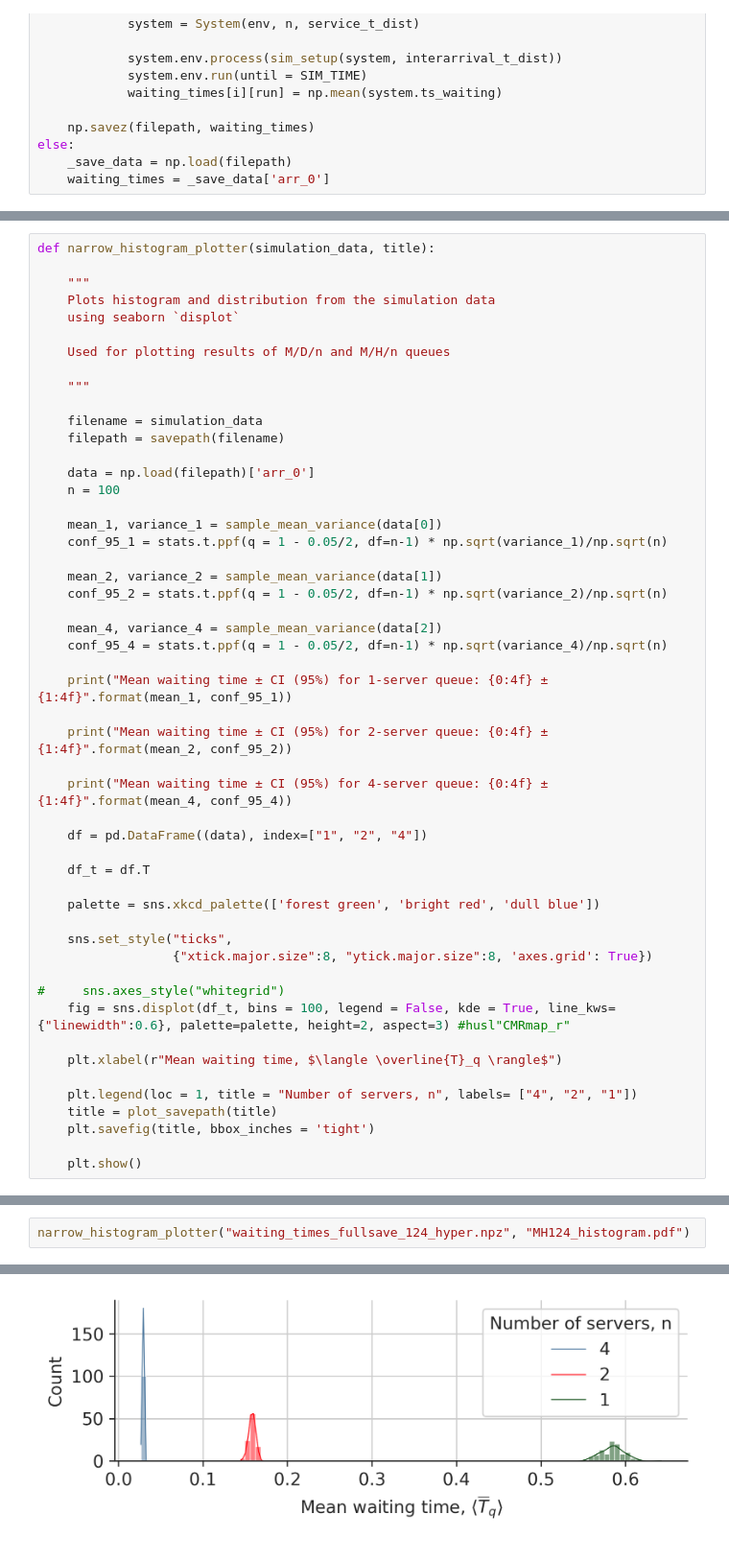
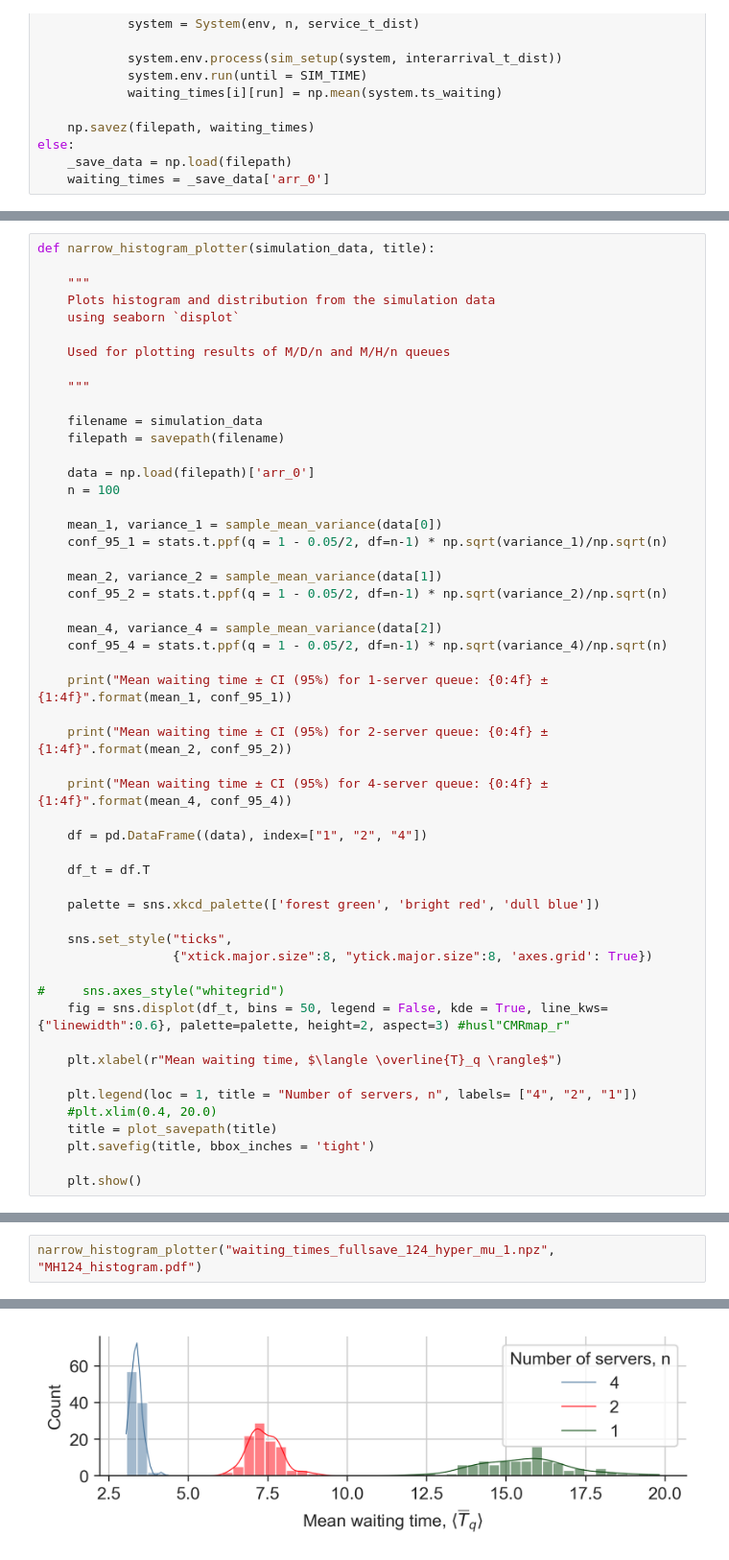
Before and after one commit to loonatick-src/stochastic-sim-2, a Jupyter notebook: DES_sim_refactor.ipynb, the cells around one changed output, grey strips where cells are left out. Shown at 96% size. Saved outputs shown, nothing was run; the diff lists cells and outputs as text.

```diff
--- a/DES_sim_refactor.ipynb
+++ b/DES_sim_refactor.ipynb
@@ -905,11 +1029,12 @@ def narrow_histogram_plotter(simulation_data, title):
                   {"xtick.major.size":8, "ytick.major.size":8, 'axes.grid': True})
 
 #     sns.axes_style("whitegrid")
-    fig = sns.displot(df_t, bins = 100, legend = False, kde = True, line_kws={"linewidth":0.6}, palette=palette, height=2, aspect=3) #husl"CMRmap_r"
+    fig = sns.displot(df_t, bins = 50, legend = False, kde = True, line_kws={"linewidth":0.6}, palette=palette, height=2, aspect=3) #husl"CMRmap_r"
 
     plt.xlabel(r"Mean waiting time, $\langle \overline{T}_q \rangle$")
 
     plt.legend(loc = 1, title = "Number of servers, n", labels= ["4", "2", "1"])
+    #plt.xlim(0.4, 20.0)
     title = plot_savepath(title)
     plt.savefig(title, bbox_inches = 'tight')
 
@@ -931,3 +1056,3 @@ Mean waiting time ± CI (95%) for 4-server queue: 1.002422 ± 0.005325
 # %%
-narrow_histogram_plotter("waiting_times_fullsave_124_hyper.npz", "MH124_histogram.pdf")
+narrow_histogram_plotter("waiting_times_fullsave_124_hyper_mu_1.npz", "MH124_histogram.pdf")
 # %% [output]
@@ -937 +1062 @@ Mean waiting time ± CI (95%) for 4-server queue: 0.028798 ± 0.000189
-[figure, old version]
+[figure, new version]
```
Also changed, not shown: parts of 11 cells of this notebook, 7 other files.
